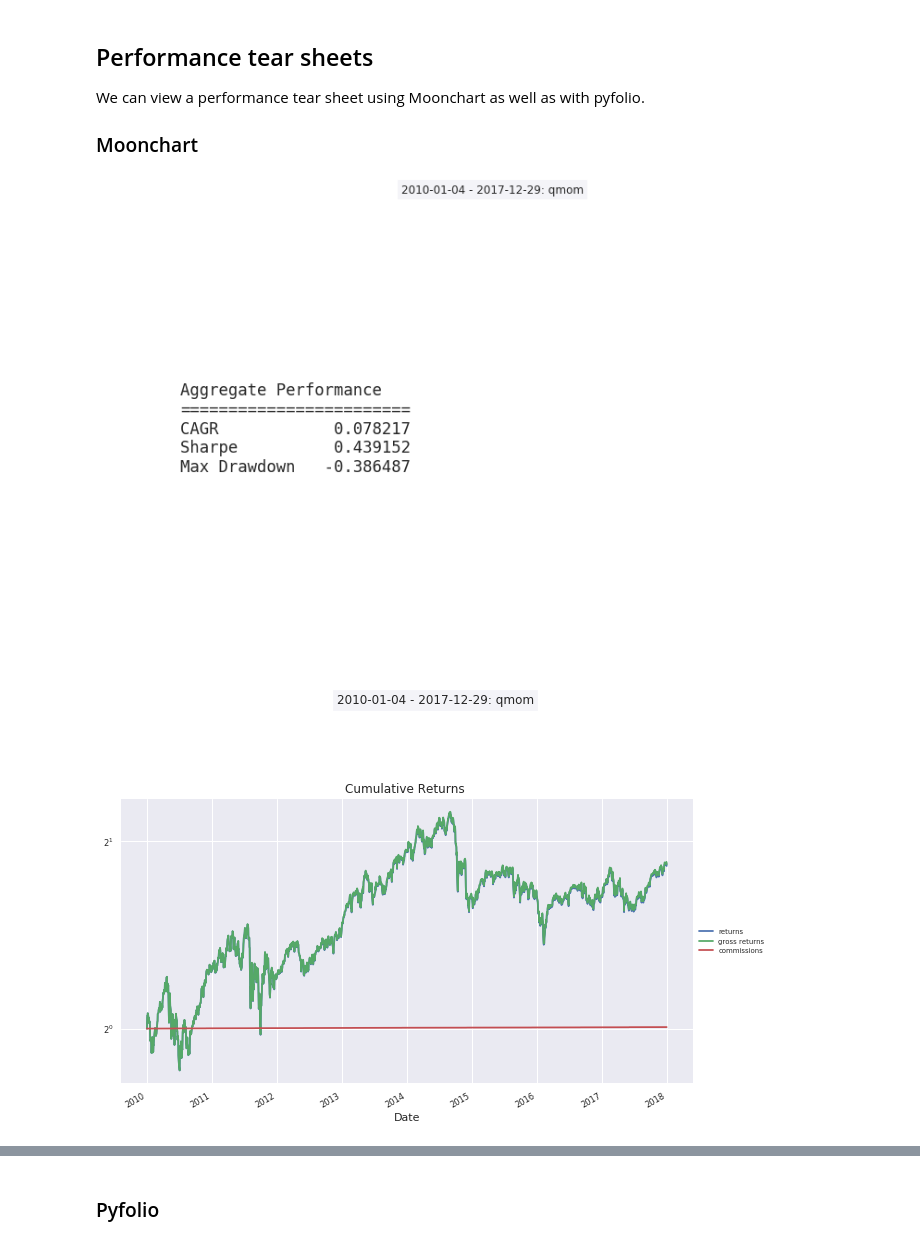
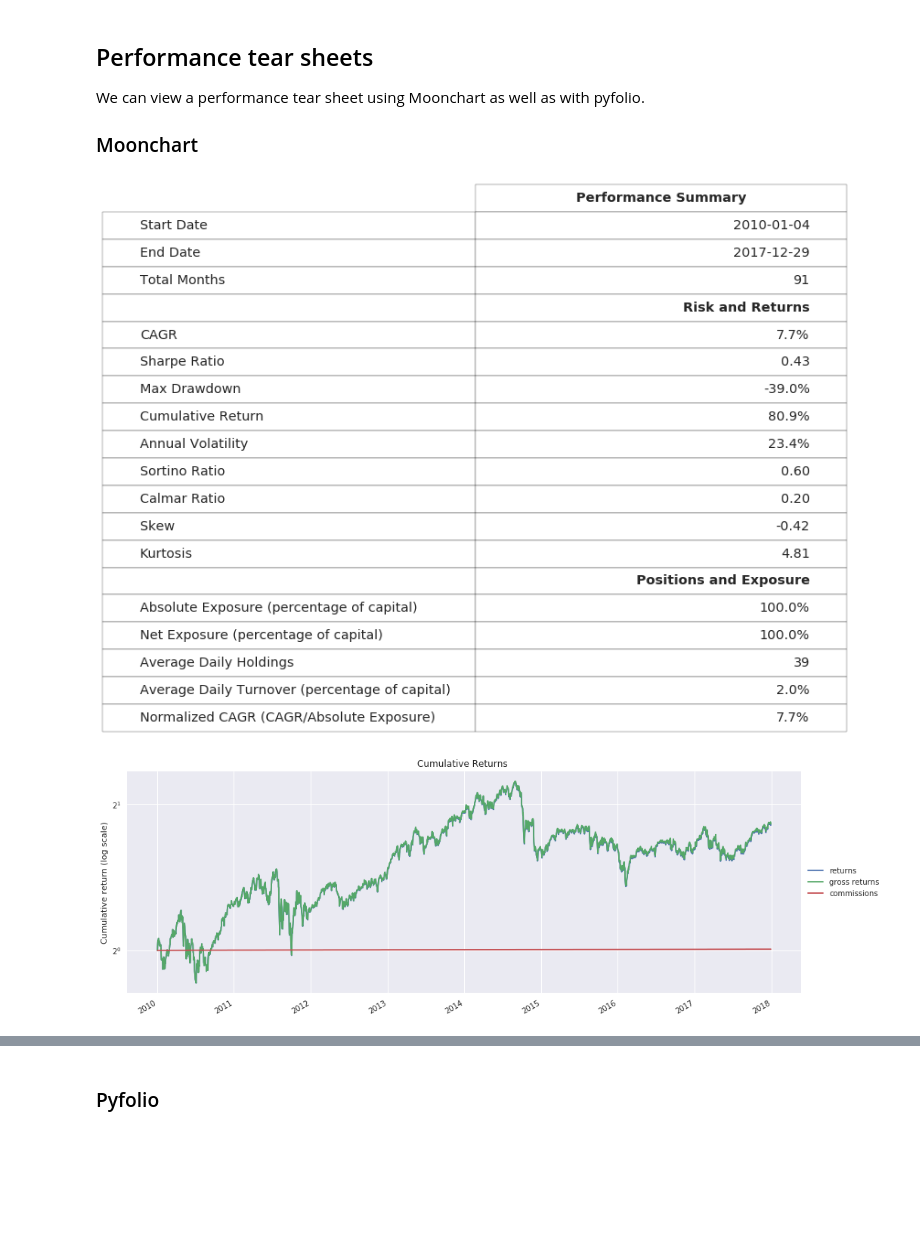
Before and after one commit to quantrocket-codeload/qmom, a Jupyter notebook: qmom/Part2-Moonshot-Backtest.ipynb, the cells around one changed output, grey strips where cells are left out. Cells and saved outputs as stored; diff of their text form; code cells hidden in the pictures; blank space fills up the shorter version.

```diff
--- a/qmom/Part2-Moonshot-Backtest.ipynb
+++ b/qmom/Part2-Moonshot-Backtest.ipynb
@@ -39,6 +37,6 @@ import moonchart
 # %%
-t = moonchart.Tearsheet()
-t.from_moonshot_csv("qmom_backtest.csv")
+from moonchart import Tearsheet
+Tearsheet.from_moonshot_csv("qmom_backtest.csv")
 # %% [output]
-[figure, old version]
+[figure, new version]
-[figure, old version]
+[figure, new version]
```
Also changed, not shown: parts of 4 cells of this notebook, 2 other files.
